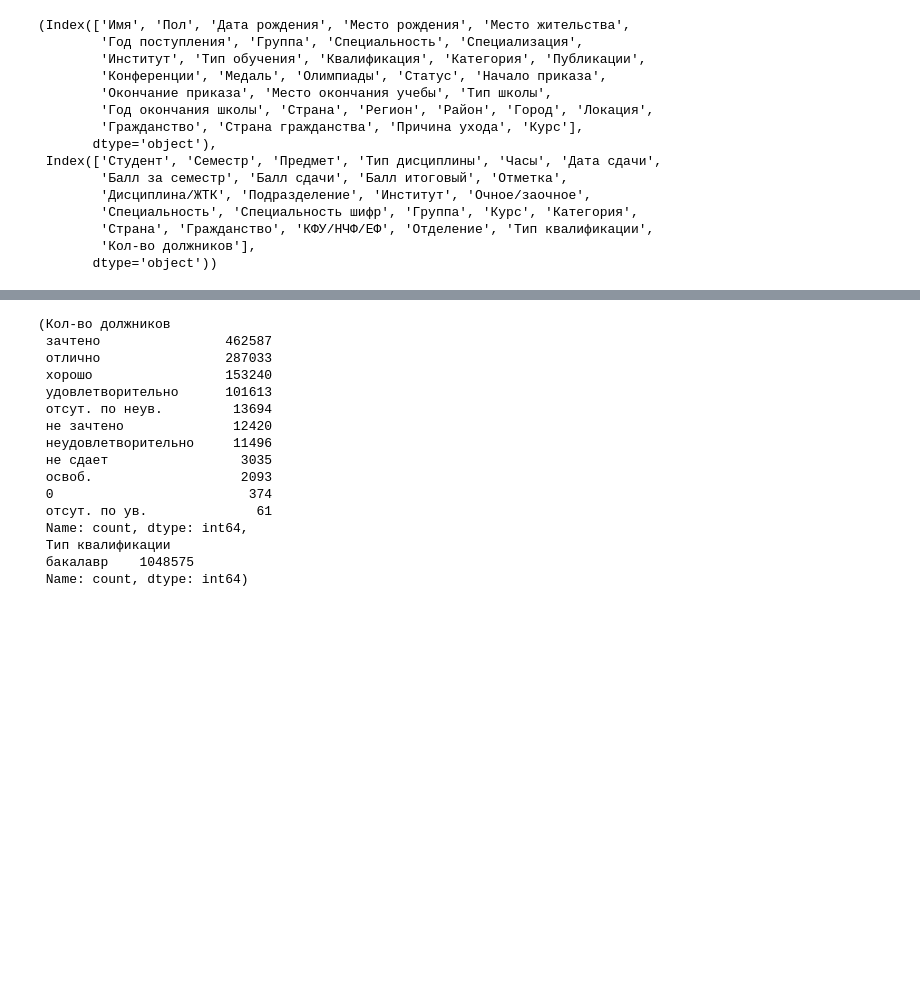
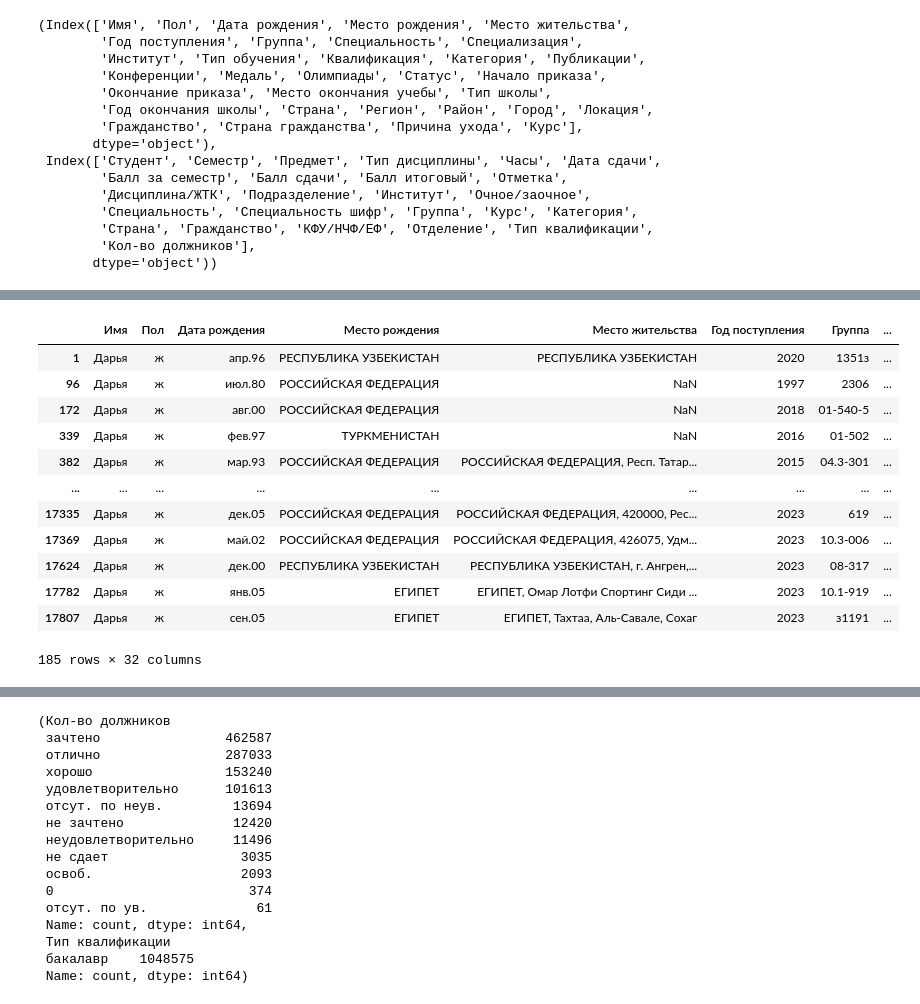
Before and after one commit to AUNitman/ubiquitous-octo-chainsaw, a Jupyter notebook: main.ipynb, the cells around one changed output, grey strips where cells are left out. Saved outputs shown, nothing was run; the diff lists cells and outputs as text; code cells hidden in the pictures; blank space fills up the shorter version.

```diff
--- a/main.ipynb
+++ b/main.ipynb
@@ -119,0 +268,16 @@ test
+# %%
+students_df[students_df['Имя'] == "Дарья"]
+# %% [output]
+|  | Имя | Пол | Дата рождения | Место рождения | Место жительства | Год поступления | Группа | ... |
+| 1 | Дарья | ж | апр.96 | РЕСПУБЛИКА УЗБЕКИСТАН | РЕСПУБЛИКА УЗБЕКИСТАН | 2020 | 1351з | ... |
+| 96 | Дарья | ж | июл.80 | РОССИЙСКАЯ ФЕДЕРАЦИЯ | NaN | 1997 | 2306 | ... |
+| 172 | Дарья | ж | авг.00 | РОССИЙСКАЯ ФЕДЕРАЦИЯ | NaN | 2018 | 01-540-5 | ... |
+| 339 | Дарья | ж | фев.97 | ТУРКМЕНИСТАН | NaN | 2016 | 01-502 | ... |
+| 382 | Дарья | ж | мар.93 | РОССИЙСКАЯ ФЕДЕРАЦИЯ | РОССИЙСКАЯ ФЕДЕРАЦИЯ, Респ. Татар... | 2015 | 04.3-301 | ... |
+| ... | ... | ... | ... | ... | ... | ... | ... | ... |
+| 17335 | Дарья | ж | дек.05 | РОССИЙСКАЯ ФЕДЕРАЦИЯ | РОССИЙСКАЯ ФЕДЕРАЦИЯ, 420000, Рес... | 2023 | 619 | ... |
+| 17369 | Дарья | ж | май.02 | РОССИЙСКАЯ ФЕДЕРАЦИЯ | РОССИЙСКАЯ ФЕДЕРАЦИЯ, 426075, Удм... | 2023 | 10.3-006 | ... |
+| 17624 | Дарья | ж | дек.00 | РЕСПУБЛИКА УЗБЕКИСТАН | РЕСПУБЛИКА УЗБЕКИСТАН, г. Ангрен,... | 2023 | 08-317 | ... |
+| 17782 | Дарья | ж | янв.05 | ЕГИПЕТ | ЕГИПЕТ, Омар Лотфи Спортинг Сиди ... | 2023 | 10.1-919 | ... |
+| 17807 | Дарья | ж | сен.05 | ЕГИПЕТ | ЕГИПЕТ, Тахтаа, Аль-Савале, Сохаг | 2023 | з1191 | ... |
+185 rows × 32 columns
```
Also changed, not shown: parts of 23 cells of this notebook.
